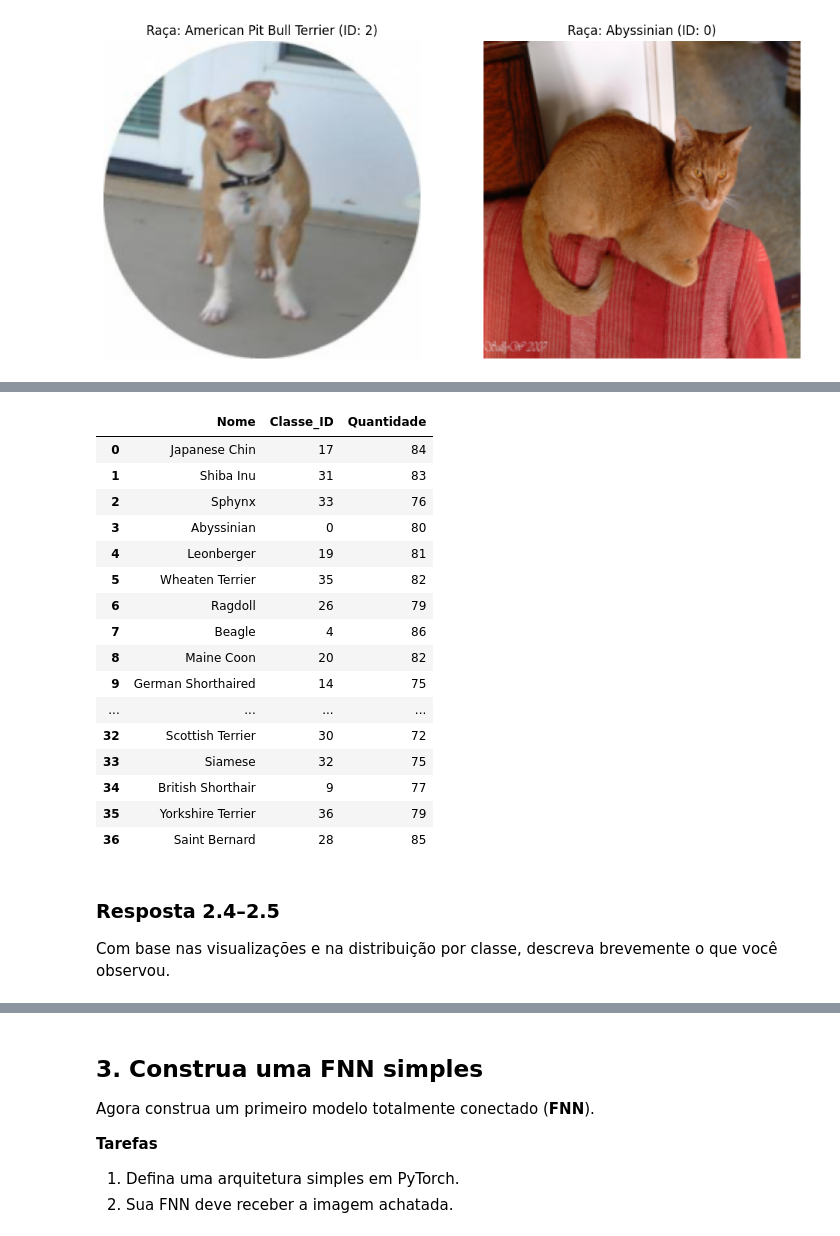
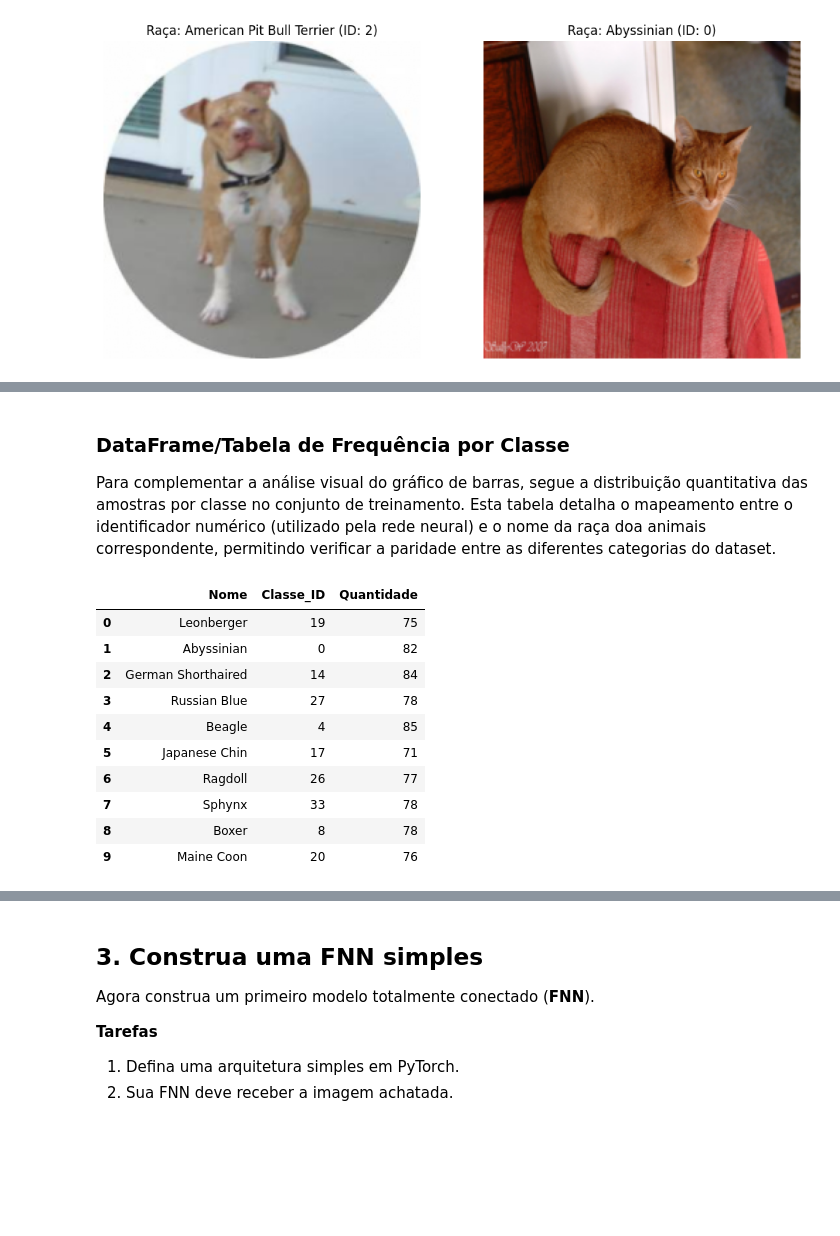
Before and after one commit to Heri-impatech/trabalho_I_ml2, a Jupyter notebook: trabalho_1/classificacao_com_cnn.ipynb, the cells around one changed output, grey strips where cells are left out. Drawn from its saved outputs; the diff is of its cells as text; code cells hidden in the pictures; blank space fills up the shorter version.

```diff
--- a/trabalho_1/classificacao_com_cnn.ipynb
+++ b/trabalho_1/classificacao_com_cnn.ipynb
@@ -262,35 +262,29 @@ plt.show()
+# %% [markdown]
+### DataFrame/Tabela de Frequência por Classe
+
+Para complementar a análise visual do gráfico de barras, segue a distribuição quantitativa das amostras por classe no conjunto de treinamento. Esta tabela detalha o mapeamento entre o identificador numérico (utilizado pela rede neural) e o nome da raça doa animais correspondente, permitindo verificar a paridade entre as diferentes categorias do dataset.
 # %%
 import pandas as pd
 
 dados_lista = []
 for raca_id, qtd in contagem.items():
     dados_lista.append({
         'Nome': nomes_classes[raca_id],
         'Classe_ID': raca_id,
         'Quantidade': qtd
     })
 
 df_balanceamento = pd.DataFrame(dados_lista)
-df_balanceamento
+df_balanceamento.head(10)
 # %% [output]
 |  | Nome | Classe_ID | Quantidade |
-| 0 | Japanese Chin | 17 | 84 |
-| 1 | Shiba Inu | 31 | 83 |
-| 2 | Sphynx | 33 | 76 |
-| 3 | Abyssinian | 0 | 80 |
-| 4 | Leonberger | 19 | 81 |
-| 5 | Wheaten Terrier | 35 | 82 |
-| 6 | Ragdoll | 26 | 79 |
-| 7 | Beagle | 4 | 86 |
-| 8 | Maine Coon | 20 | 82 |
-| 9 | German Shorthaired | 14 | 75 |
-| ... | ... | ... | ... |
-| 32 | Scottish Terrier | 30 | 72 |
-| 33 | Siamese | 32 | 75 |
-| 34 | British Shorthair | 9 | 77 |
-| 35 | Yorkshire Terrier | 36 | 79 |
-| 36 | Saint Bernard | 28 | 85 |
+| 0 | Leonberger | 19 | 75 |
+| 1 | Abyssinian | 0 | 82 |
+| 2 | German Shorthaired | 14 | 84 |
+| 3 | Russian Blue | 27 | 78 |
+| 4 | Beagle | 4 | 85 |
+| 5 | Japanese Chin | 17 | 71 |
+| 6 | Ragdoll | 26 | 77 |
+| 7 | Sphynx | 33 | 78 |
+| 8 | Boxer | 8 | 78 |
+| 9 | Maine Coon | 20 | 76 |
-# %% [markdown]
-### Resposta 2.4–2.5
-
-Com base nas visualizações e na distribuição por classe, descreva brevemente o que você observou.
```
Also changed, not shown: parts of 3 cells of this notebook.
